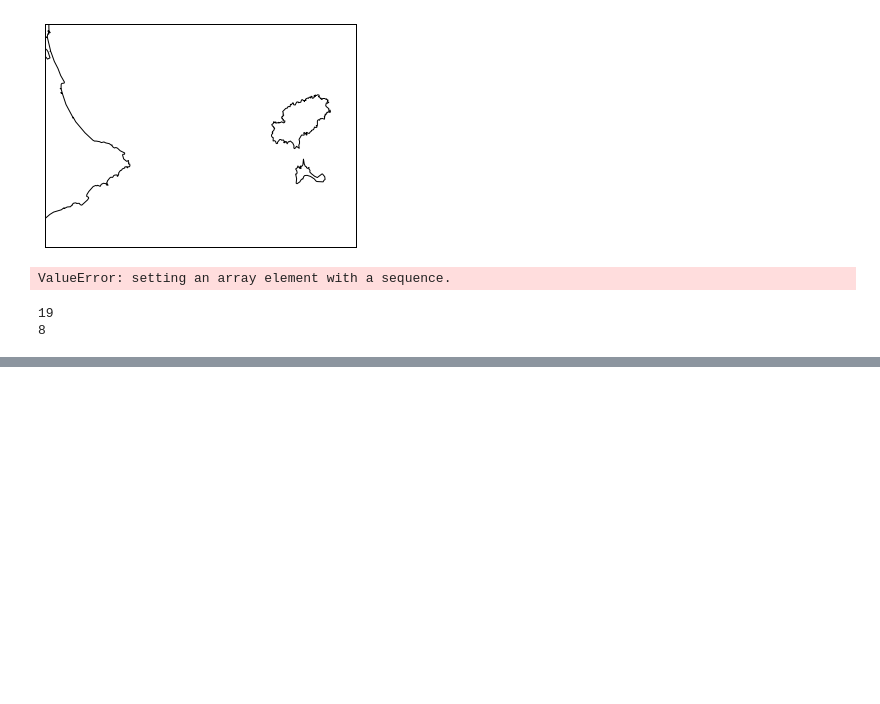
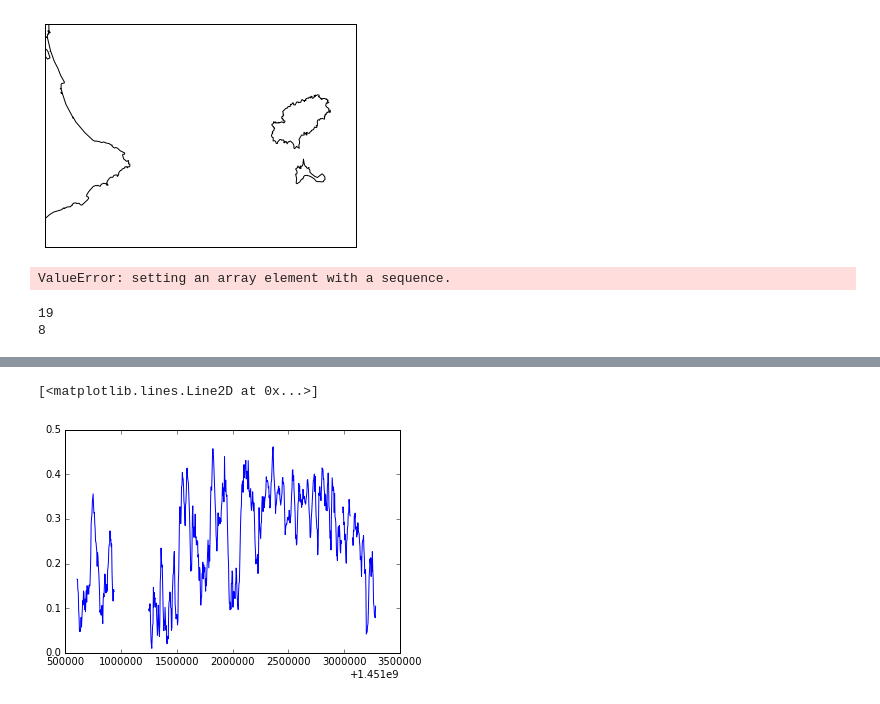
Before and after one commit to socib/HFRadarReports, a Jupyter notebook: HF_Radar_testing_environment.ipynb, the cells around one changed output, grey strips where cells are left out. Cells and saved outputs as stored; diff of their text form; code cells hidden in the pictures; blank space fills up the shorter version.

```diff
--- a/HF_Radar_testing_environment.ipynb
+++ b/HF_Radar_testing_environment.ipynb
@@ -1037,0 +1053,13 @@ print closest_lon_idx
+# %%
+def get_data_array(data_array):
+    if type(data_array.__array__()) is np.ma.masked_array:
+        return data_array.__array__().data
+    else:
+        return data_array.__array__()
+# %%
+from netCDF4 import Dataset
+link = 'http://thredds.socib.es/thredds/dodsC/hf_radar/hf_radar_ibiza-scb_codarssproc001/L1/2016/dep0001_hf-radar-ibiza_scb-codarssproc001_L1_2016-04.nc'
+root = Dataset(link)
+cur_t = get_data_array(root['time'])
+cur_wspe = get_data_array(root['WSPE'])[:,18,19]
+cur_wdir = get_data_array(root['WSPE_DIR'])[:, 18, 19]
@@ -1037,0 +1068,5 @@ print closest_lon_idx
+# %%
+plt.plot(cur_t, cur_wspe)
+# %% [output]
+[<matplotlib.lines.Line2D at 0x...>]
+[figure, added]
```
Also changed, not shown: parts of 14 cells of this notebook.
